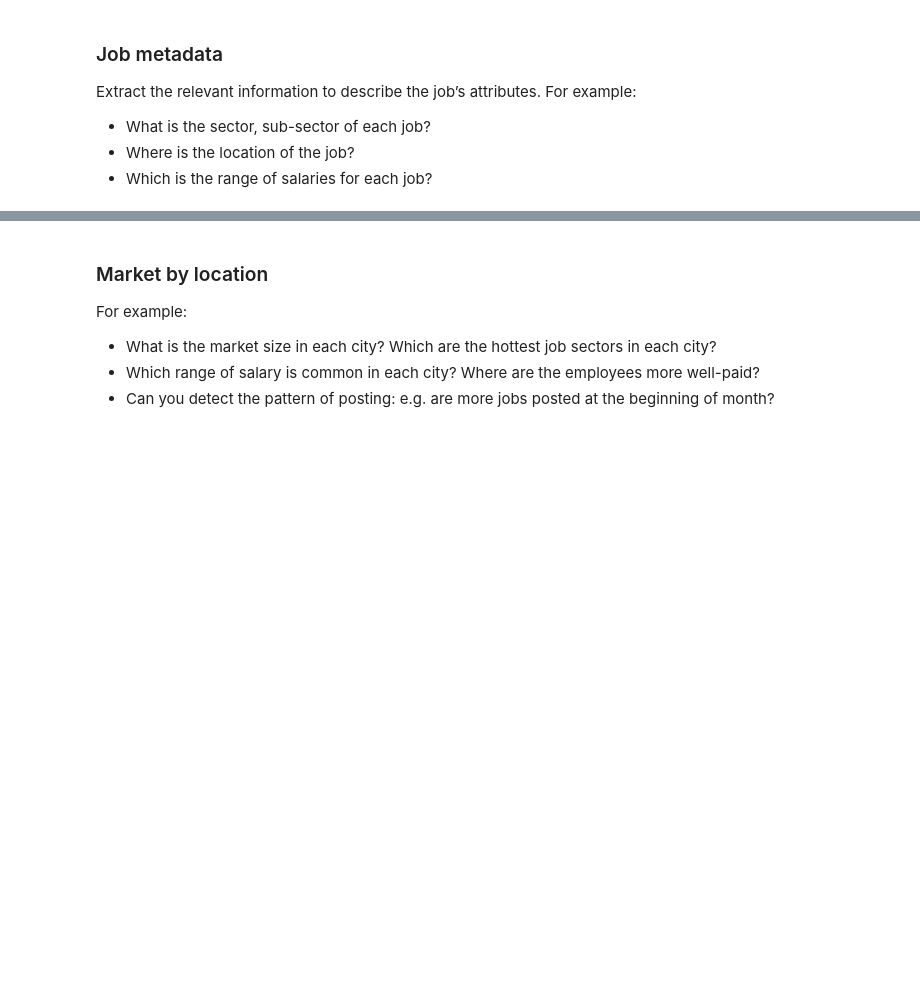
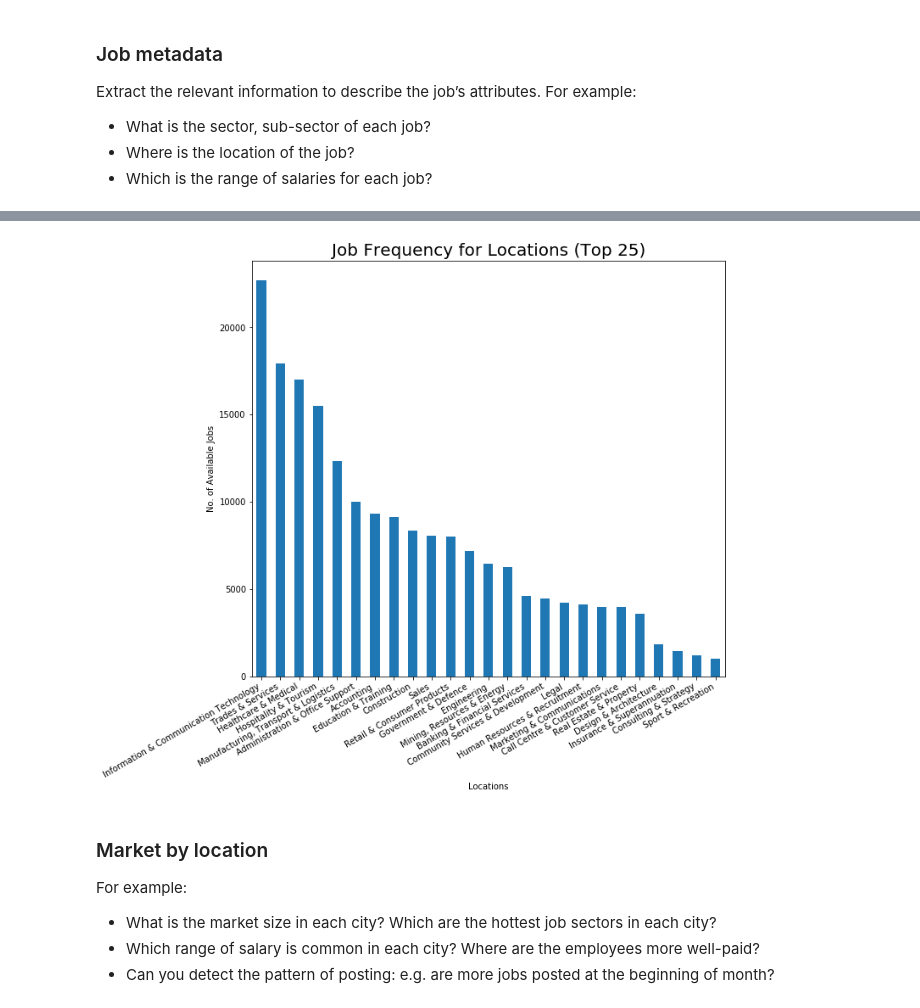
Before and after one commit to lucas-two/Job-Market-Analysis, a Jupyter notebook: src/assignment.ipynb, the cells around one changed output, grey strips where cells are left out. Cells and saved outputs as stored; diff of their text form; code cells hidden in the pictures; blank space fills up the shorter version.

```diff
--- a/src/assignment.ipynb
+++ b/src/assignment.ipynb
@@ -304,3 +333,14 @@ For example:
+# %%
+# Histogram that shows the frequency of jobs in locations
+f, ax = plt.subplots(figsize=(10, 10))
+df['Classification'].value_counts().head(25).plot(ax=ax, kind='bar')
+f.autofmt_xdate()
+plt.title("Job Frequency for Locations (Top 25)", fontsize=20)
+plt.ylabel("No. of Available Jobs", fontsize=10)
+plt.xlabel("Locations", fontsize=10)
+plt.show()
+# %% [output]
+[figure, added]
 # %% [markdown]
 ### Market by location
 For example:
```
Also changed, not shown: parts of 2 cells of this notebook.
